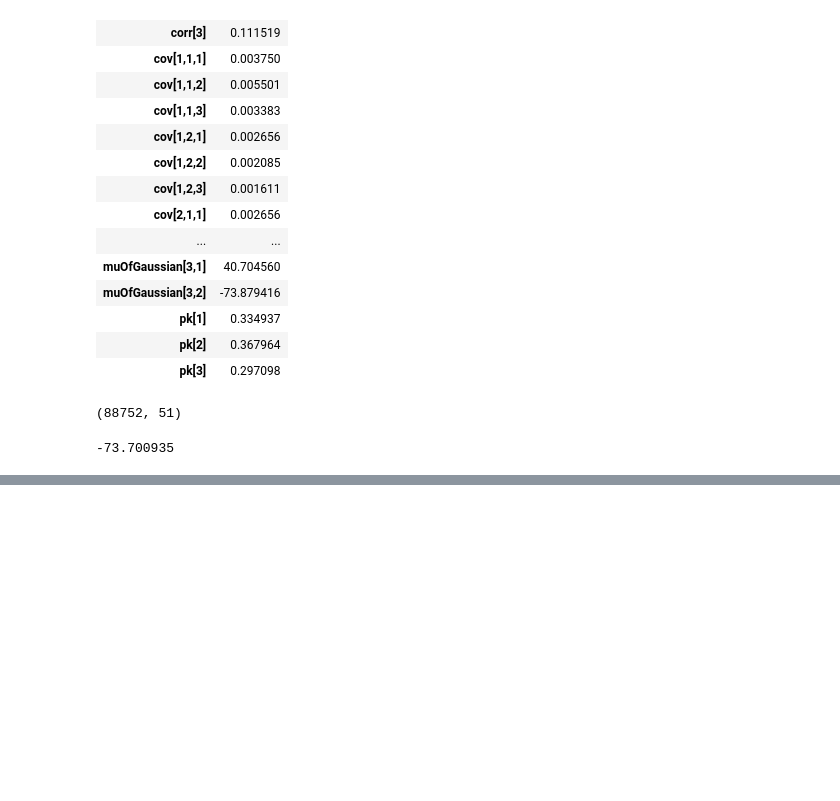
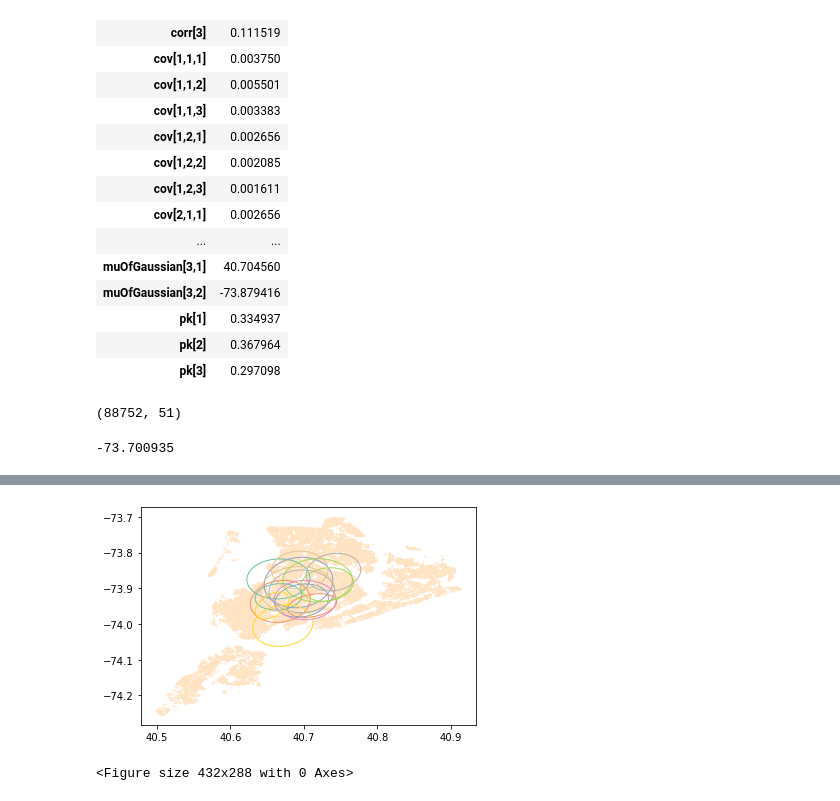
Before and after one commit to ZhiLiu724/6780_project, a Jupyter notebook: spatial_plots.ipynb, the cells around one changed output, grey strips where cells are left out. Saved outputs shown, nothing was run; the diff lists cells and outputs as text; code cells hidden in the pictures; blank space fills up the shorter version.

```diff
--- a/spatial_plots.ipynb
+++ b/spatial_plots.ipynb
@@ -66,0 +84,6 @@ plt.show()
+# %%
+post_stats_15 = pd.io.parsers.read_csv("15_posterior.csv",sep=",",index_col=0)
+plot_ellipse(coord_df, post_stats_15, 15, "4mixture.pdf")
+# %% [output]
+[figure, added]
+<Figure size 432x288 with 0 Axes>
```
Also changed, not shown: parts of 5 cells of this notebook, 2 other files.
